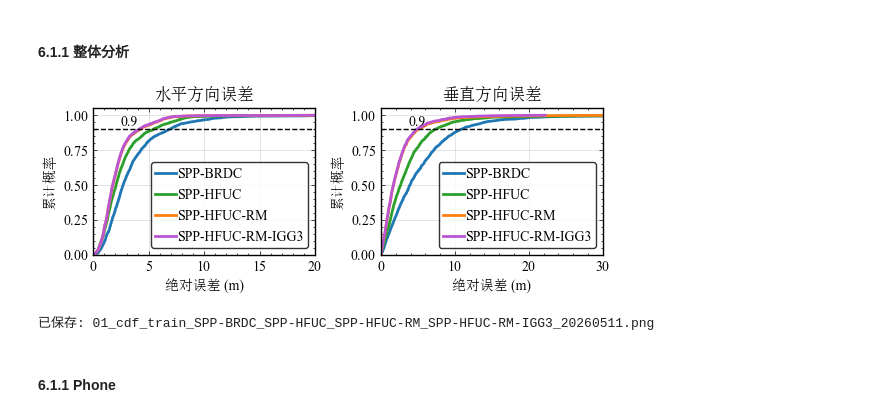
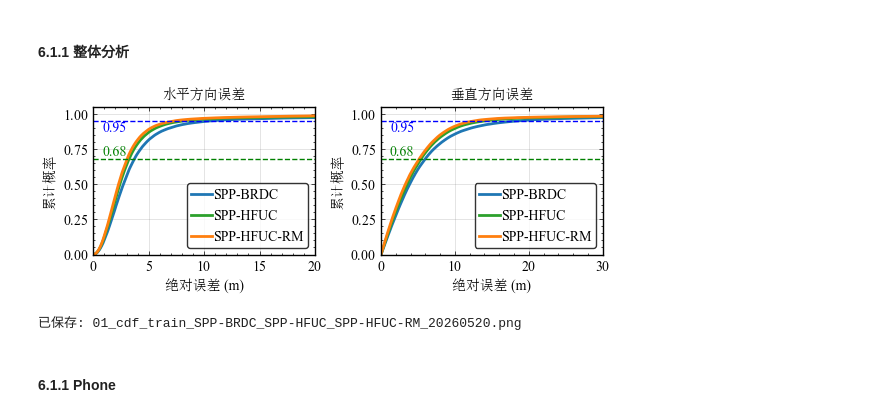
Before and after one commit to ColourDyeing/Hybrid-frequency-spp, a Jupyter notebook: Testing-Data/python/05_Scientific_Drawing.ipynb, the cells around one changed output. Cells and saved outputs as stored; diff of their text form; code cells hidden in the pictures.

```diff
--- a/Testing-Data/python/05_Scientific_Drawing.ipynb
+++ b/Testing-Data/python/05_Scientific_Drawing.ipynb
@@ -35,16 +35,16 @@ SOL_ALGOS = [
     ('SPP-BRDC',        '#1f77b4'),  # 蓝色 - SPP 单站基准
     ('SPP-HFUC',        '#2ca02c'),  # 绿色 - SPP+UDUC
     ('SPP-HFUC-RM',     '#ff7f0e'),  # 橙色 - SPP+UDUC+RM
-    ('SPP-HFUC-RM-IGG3', '#ba55d3'),  # 淡紫色 - SPP+UDUC+RM+IGG3
+    # ('SPP-HFUC-RM-IGG3', '#ba55d3'),  # 淡紫色 - SPP+UDUC+RM+IGG3
 ]
 
 # ---- 数据集名称 ----
 DATA_SET = 'train'  # 数据集名称 (train, test 等)
 
 # ---- 可视化范围筛选（空列表表示分析全部数据集）----
-# 例: SELECTED_DATASETS = ['2022-02-24-18-29-us-ca-lax-o', '2023-05-26-18-50-us-ca-sjc-ge2']
+# 例: SELECTED_DATASETS = ['2022-02-24-18-29-us-ca-lax-o', '2023-05-26-18-50-us-ca-sjc-ge2' 2020-12-10-22-52-us-ca-sjc-c']
 # 例: SELECTED_DATASETS = []  # 空列表表示分析全部
-SELECTED_DATASETS = ['2020-12-10-22-52-us-ca-sjc-c']
+SELECTED_DATASETS = []
 
 # ====== 固定配置参数 ======
 
@@ -357,8 +355,8 @@ for tag in df_merged['algo'].unique():
 ## 第4部分：时间序列分析（选择性分析）
 # %%
 # 时间序列图配置（设置为 None 则不绘制）
-TIME_SERIES_TRIPS = ['2020-12-10-22-52-us-ca-sjc-c']
-TIME_SERIES_PHONES = ['mi8']
+TIME_SERIES_TRIPS = []
+TIME_SERIES_PHONES = []
 
 # 设定颜色映射（按照SOL_ALGOS方式,需保证SOL_ALGOS变量已经在全局定义）
 algo_color_map = {k: v for k, v in SOL_ALGOS}
@@ -686,35 +709,48 @@ print(f'\n文件统计已保存: {file_stats_csv}')
 # %%
 # 绘制多算法 CDF 对比图
 fig, axes = plt.subplots(1, 2, figsize=(fig_width[3], fig_height[0]))
 
 def plot_cdf_multi(ax, data_dict, label, x_max=None):
     for tag, color in SOL_ALGOS:
         if tag in data_dict:
             err = data_dict[tag]
             sd = np.sort(err); cdf = np.arange(1, len(sd)+1)/len(sd)
             ax.plot(sd, cdf, color=color, linewidth=2, label=tag)
-    ax.set_xlabel('绝对误差 (m)'); ax.set_ylabel('累计概率')
-    ax.set_title(f'{label}'); ax.grid(True, alpha=0.3)
+    ax.set_xlabel('绝对误差 (m)')
+    ax.set_ylabel('累计概率')
+    ax.set_title(f'{label}', fontsize=size_font)
+    ax.grid(True, alpha=0.3)
     ax.legend(framealpha=0.8, frameon=True, edgecolor='k', handlelength=1.5, handletextpad=0.1, borderpad=0.3)
     ax.set_ylim(0, 1.05)
-    if x_max: ax.set_xlim(0, x_max)
-    ax.axhline(0.9, color='black', linestyle='--', linewidth=1)
-    ax.text(ax.get_xlim()[1]*0.2, 0.9, '0.9', va='bottom', ha='right', color='black')
+    if x_max:
+        ax.set_xlim(0, x_max)
+    # 绘制PCT68和PCT95的横线，颜色分别用绿色和蓝色
+    pct_lines = [
+        (0.68, 'green', '0.68', 'top'),
+        (0.95, 'blue', '0.95', 'bottom'),
+    ]
+    for y, color, pct_label, v_align in pct_lines:
+        ax.axhline(y, color=color, linestyle='--', linewidth=1)
+        # 标签位置
+        if v_align == 'top':
+            ax.text(ax.get_xlim()[1]*0.15, y, pct_label, va='bottom', ha='right', color=color)
+        else:  # bottom
+            ax.text(ax.get_xlim()[1]*0.15, y, pct_label, va='top', ha='right', color=color)
 
 h_data = {tag: df_merged[df_merged['algo']==tag]['err_h'].values for tag,_ in SOL_ALGOS if tag in df_merged['algo'].values}
 u_data = {tag: np.abs(df_merged[df_merged['algo']==tag]['err_u'].values) for tag,_ in SOL_ALGOS if tag in df_merged['algo'].values}
 
 plot_cdf_multi(axes[0], h_data, '水平方向误差', x_max=20)
 plot_cdf_multi(axes[1], u_data, '垂直方向误差', x_max=30)
 
 plt.tight_layout()
 algo_str = '_'.join([a[0] for a in SOL_ALGOS])
 plt.savefig(join(DRAW_DIR, f'01_cdf_{algo_str}_{DATA_SET}_{today_str}.png'), dpi=300, bbox_inches='tight')
 plt.show()
 print(f'已保存: 01_cdf_{DATA_SET}_{algo_str}_{today_str}.png')
 # %% [output]
-[figure, old version]
+[figure, new version]
-已保存: 01_cdf_train_SPP-BRDC_SPP-HFUC_SPP-HFUC-RM_SPP-HFUC-RM-IGG3_20260511.png
+已保存: 01_cdf_train_SPP-BRDC_SPP-HFUC_SPP-HFUC-RM_20260520.png
 # %% [markdown]
 #### 6.1.1 Phone
 # %%
```
Also changed, not shown: parts of 19 cells of this notebook, 2 other files.
